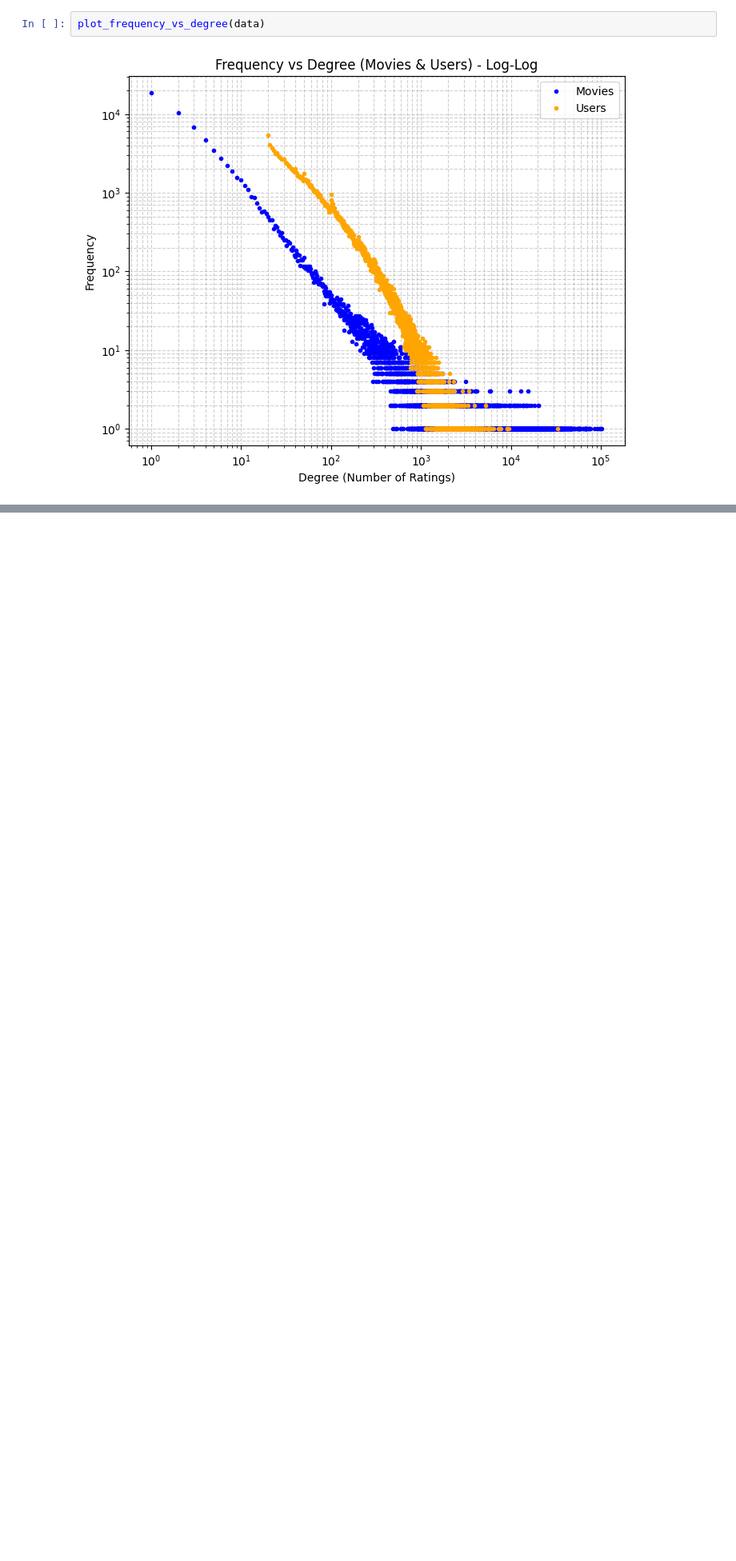
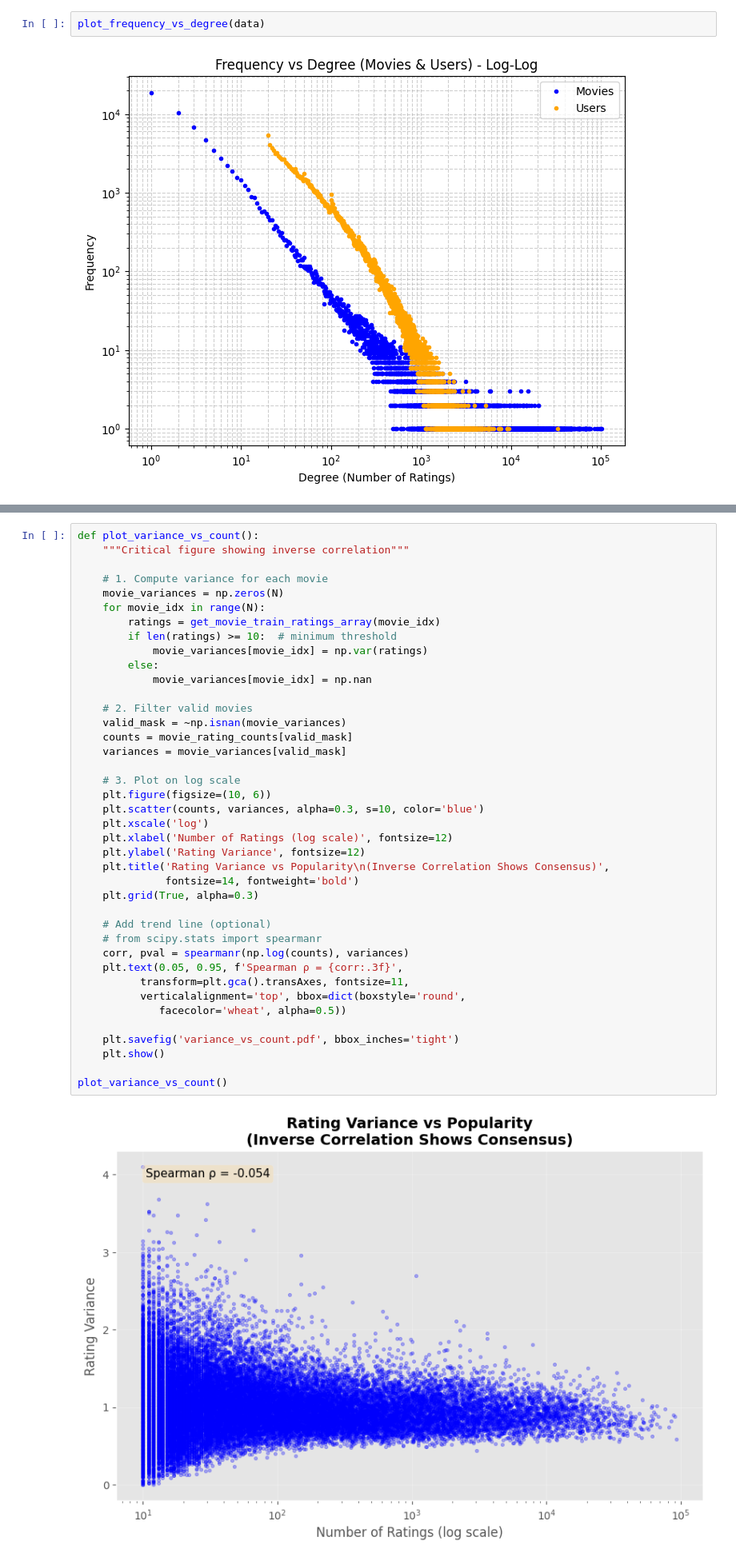
Before and after one commit to hassanql/mlas, a Jupyter notebook: ml_at_scale_draft.ipynb, the cells around one changed output, grey strips where cells are left out. Shown at 80% size. Saved outputs shown, nothing was run; the diff lists cells and outputs as text; blank space fills up the shorter version.

```diff
--- a/ml_at_scale_draft.ipynb
+++ b/ml_at_scale_draft.ipynb
@@ -269,0 +342,42 @@ plot_frequency_vs_degree(data)
+# %%
+def plot_variance_vs_count():
+    """Critical figure showing inverse correlation"""
+
+    # 1. Compute variance for each movie
+    movie_variances = np.zeros(N)
+    for movie_idx in range(N):
+        ratings = get_movie_train_ratings_array(movie_idx)
+        if len(ratings) >= 10:  # minimum threshold
+            movie_variances[movie_idx] = np.var(ratings)
+        else:
+            movie_variances[movie_idx] = np.nan
+
+    # 2. Filter valid movies
+    valid_mask = ~np.isnan(movie_variances)
+    counts = movie_rating_counts[valid_mask]
+    variances = movie_variances[valid_mask]
+
+    # 3. Plot on log scale
+    plt.figure(figsize=(10, 6))
+    plt.scatter(counts, variances, alpha=0.3, s=10, color='blue')
+    plt.xscale('log')
+    plt.xlabel('Number of Ratings (log scale)', fontsize=12)
+    plt.ylabel('Rating Variance', fontsize=12)
+    plt.title('Rating Variance vs Popularity\n(Inverse Correlation Shows Consensus)',
+              fontsize=14, fontweight='bold')
+    plt.grid(True, alpha=0.3)
+
+    # Add trend line (optional)
+    # from scipy.stats import spearmanr
+    corr, pval = spearmanr(np.log(counts), variances)
+    plt.text(0.05, 0.95, f'Spearman ρ = {corr:.3f}',
+          transform=plt.gca().transAxes, fontsize=11,
+          verticalalignment='top', bbox=dict(boxstyle='round',
+             facecolor='wheat', alpha=0.5))
+
+    plt.savefig('variance_vs_count.pdf', bbox_inches='tight')
+    plt.show()
+
+plot_variance_vs_count()
+# %% [output]
+[figure, added]
```
Also changed, not shown: parts of 89 cells of this notebook, 50 other files.
